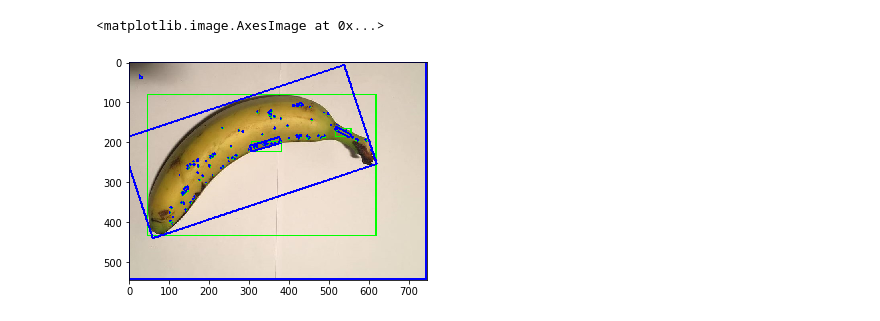
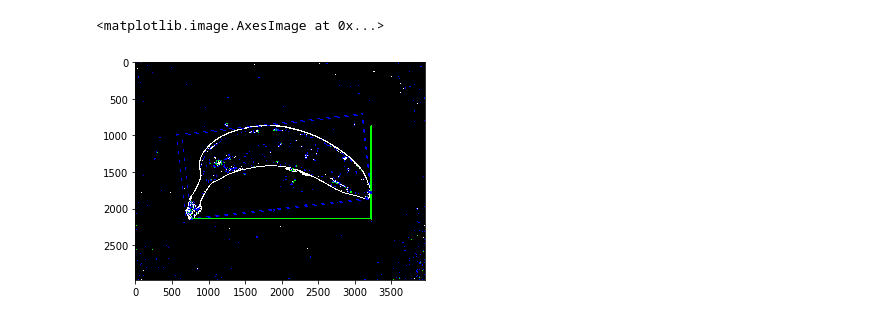
Before and after one commit to ananeto48/fruits_classification, a Jupyter notebook: notebooks/dimensions_notebook.ipynb, the cells around one changed output. Cells and saved outputs as stored; diff of their text form; code cells hidden in the pictures.

```diff
--- a/notebooks/dimensions_notebook.ipynb
+++ b/notebooks/dimensions_notebook.ipynb
@@ -7,7 +7,7 @@ from matplotlib import pyplot as plt
 #InteractiveShell.ast_node_interactivity = "all"
 # %%
 # read image
-img = cv2.imread('../images/banana1.jpg')
+img = cv2.imread('../images_to_classify/IMG_20181119_225244.jpg')
 img = cv2.cvtColor(img, cv2.COLOR_BGR2RGB)
 plt.imshow(img)
 # %% [output]
@@ -20,0 +32,14 @@ image, contours, hier = cv2.findContours(threshed_img, cv2.RETR_TREE, cv2.CHAIN_
+# %%
+#insert fruit area of original image onto a new image with black background
+mask = np.zeros_like(img)
+
+#creating new black image same size as the original
+out = np.zeros_like(img)
+
+#selecting all the pixels from mask that are white and replace them with those same
+#pixels from the original image (that correspond to the pixels of the fruit)
+out[mask==0] = img[mask==0]
+
+cv2.fillPoly(mask, pts = contours, color = (255,255,255))
+
+plt.imshow(mask)
@@ -42,9 +70,9 @@ for i,c in enumerate(contours):
 # %%
 #show image with all the contours detected
-plt.imshow(img)
+plt.imshow(mask)
 # %% [output]
 <matplotlib.image.AxesImage at 0x...>
-[figure, old version]
+[figure, new version]
 # %%
 #order all the contours by area from biggest to smallest
 boxes.sort(key=lambda x: x[2]*x[3], reverse=True)
```
Also changed, not shown: parts of 7 cells of this notebook, 18 other files.
